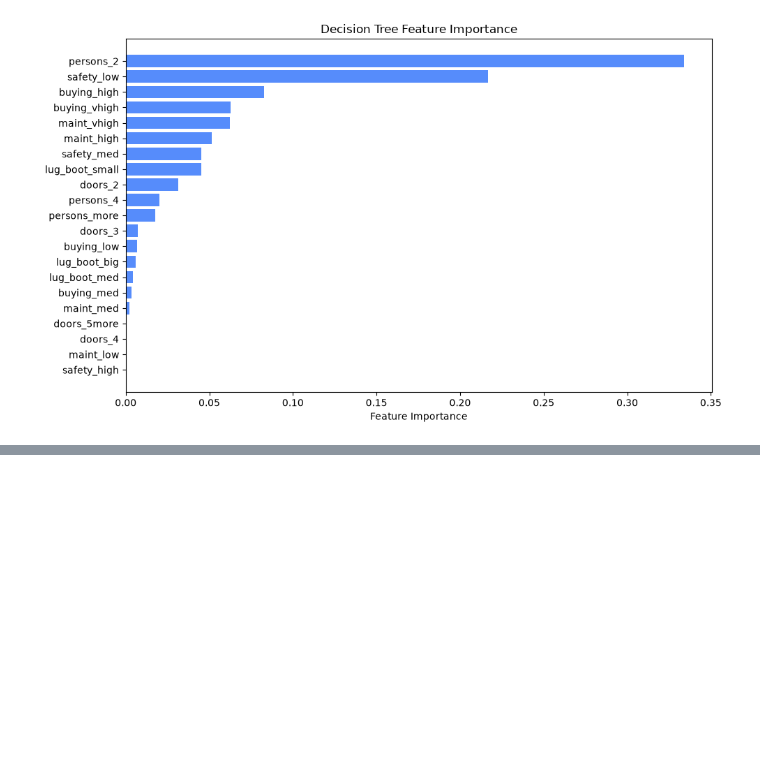
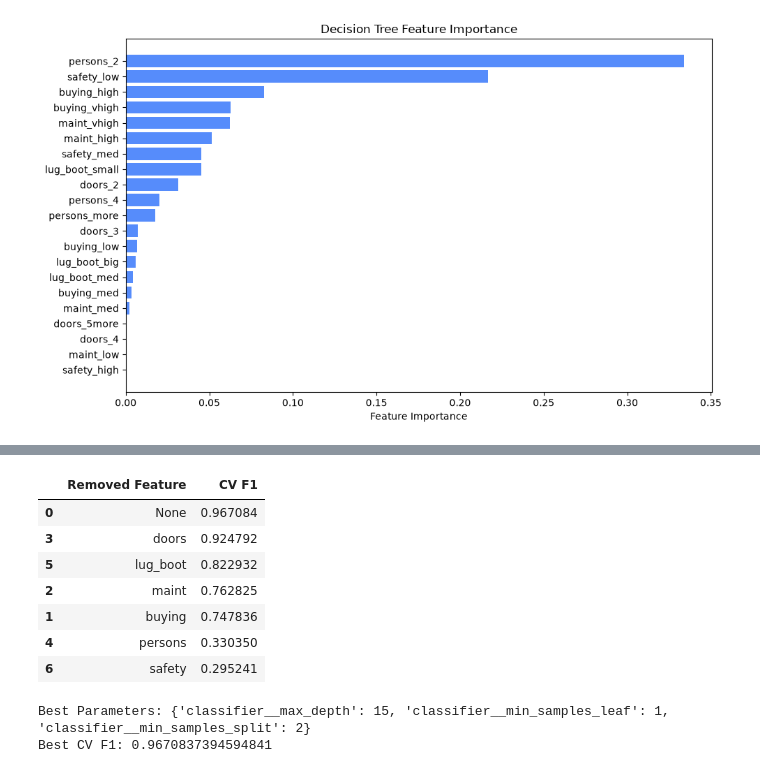
Before and after one commit to Semimona/Project2, a Jupyter notebook: Project2_binary.ipynb, the cells around one changed output, grey strips where cells are left out. Saved outputs shown, nothing was run; the diff lists cells and outputs as text; code cells hidden in the pictures; blank space fills up the shorter version.

```diff
--- a/Project2_binary.ipynb
+++ b/Project2_binary.ipynb
@@ -274,0 +355,74 @@ plt.show()
+# %%
+# Step 8.3: Compare Feature Removal
+
+results = []
+
+# Baseline: all features
+results.append({
+    'Removed Feature': 'None',
+    'CV F1': evaluate_features(X_train)
+})
+
+# Remove one feature at a time
+for feature in X_train.columns:
+
+    X_reduced = X_train.drop(columns=[feature])
+
+    score = evaluate_features(X_reduced)
+
+    results.append({
+        'Removed Feature': feature,
+        'CV F1': score
+    })
+
+results_df = pd.DataFrame(results)
+
+display(
+    results_df.sort_values(
+        by='CV F1',
+        ascending=False
+    )
+)
+# %% [output]
+|  | Removed Feature | CV F1 |
+| 0 | None | 0.967084 |
+| 3 | doors | 0.924792 |
+| 5 | lug_boot | 0.822932 |
+| 2 | maint | 0.762825 |
+| 1 | buying | 0.747836 |
+| 4 | persons | 0.330350 |
+| 6 | safety | 0.295241 |
+# %%
+# Step 9: Hyperparameter Tuning
+
+from sklearn.model_selection import GridSearchCV
+from sklearn.pipeline import Pipeline
+from sklearn.preprocessing import OneHotEncoder
+from sklearn.tree import DecisionTreeClassifier
+
+tuning_pipeline = Pipeline([
+    ('encoder', OneHotEncoder(handle_unknown='ignore')),
+    ('classifier', DecisionTreeClassifier(random_state=42))
+])
+
+param_grid = {
+    'classifier__max_depth': [5, 10, 15, None],
+    'classifier__min_samples_split': [2, 5, 10],
+    'classifier__min_samples_leaf': [1, 2, 4]
+}
+
+grid_search = GridSearchCV(
+    estimator=tuning_pipeline,
+    param_grid=param_grid,
+    cv=cv,
+    scoring='f1',
+    n_jobs=-1
+)
+
+grid_search.fit(X_train, y_train)
+
+print("Best Parameters:", grid_search.best_params_)
+print("Best CV F1:", grid_search.best_score_)
+# %% [output]
+Best Parameters: {'classifier__max_depth': 15, 'classifier__min_samples_leaf': 1, 'classifier__min_samples_split': 2}
+Best CV F1: 0.9670837394594841
```
Also changed, not shown: parts of 4 cells of this notebook.
